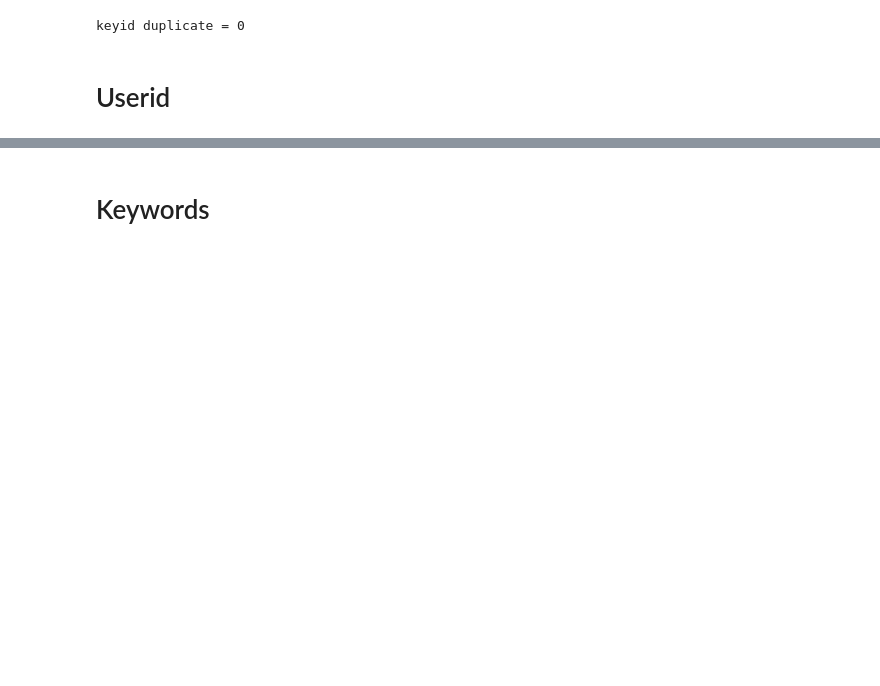
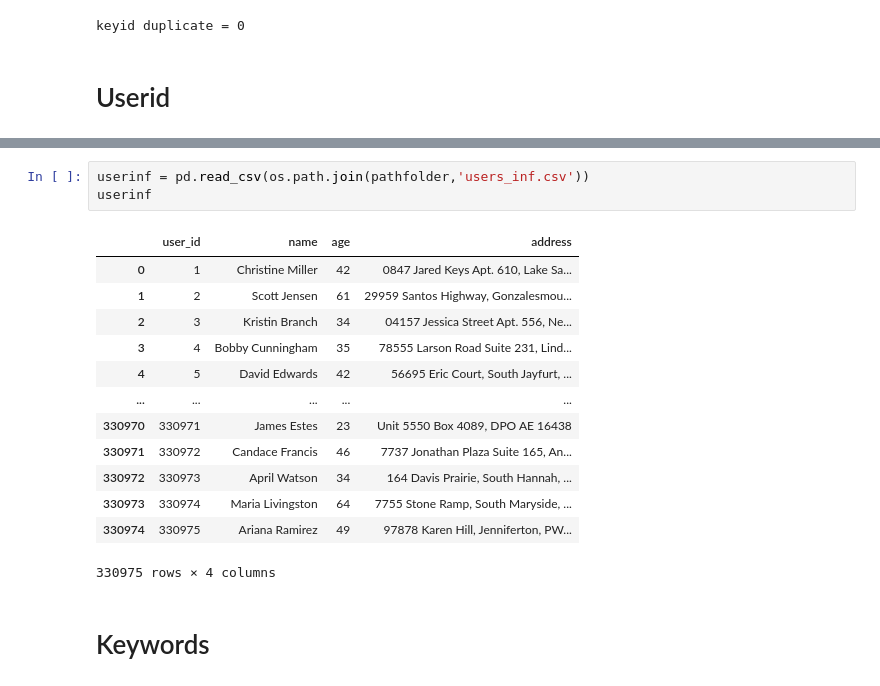
Before and after one commit to DK-Hieu/PTPM_project, a Jupyter notebook: prod/test.ipynb, the cells around one changed output, grey strips where cells are left out. Cells and saved outputs as stored; diff of their text form; blank space fills up the shorter version.

```diff
--- a/prod/test.ipynb
+++ b/prod/test.ipynb
@@ -233,3 +233,20 @@ ValueError: dict contains fields not in fieldnames: 'email'
+# %%
+userinf = pd.read_csv(os.path.join(pathfolder,'users_inf.csv'))
+userinf
+# %% [output]
+|  | user_id | name | age | address |
+| 0 | 1 | Christine Miller | 42 | 0847 Jared Keys Apt. 610, Lake Sa... |
+| 1 | 2 | Scott Jensen | 61 | 29959 Santos Highway, Gonzalesmou... |
+| 2 | 3 | Kristin Branch | 34 | 04157 Jessica Street Apt. 556, Ne... |
+| 3 | 4 | Bobby Cunningham | 35 | 78555 Larson Road Suite 231, Lind... |
+| 4 | 5 | David Edwards | 42 | 56695 Eric Court, South Jayfurt, ... |
+| ... | ... | ... | ... | ... |
+| 330970 | 330971 | James Estes | 23 | Unit 5550 Box 4089, DPO AE 16438 |
+| 330971 | 330972 | Candace Francis | 46 | 7737 Jonathan Plaza Suite 165, An... |
+| 330972 | 330973 | April Watson | 34 | 164 Davis Prairie, South Hannah, ... |
+| 330973 | 330974 | Maria Livingston | 64 | 7755 Stone Ramp, South Maryside, ... |
+| 330974 | 330975 | Ariana Ramirez | 49 | 97878 Karen Hill, Jenniferton, PW... |
+330975 rows × 4 columns
 # %% [markdown]
 # Keywords
 # %%
```
Also changed, not shown: parts of 2 cells of this notebook, 3 other files.
